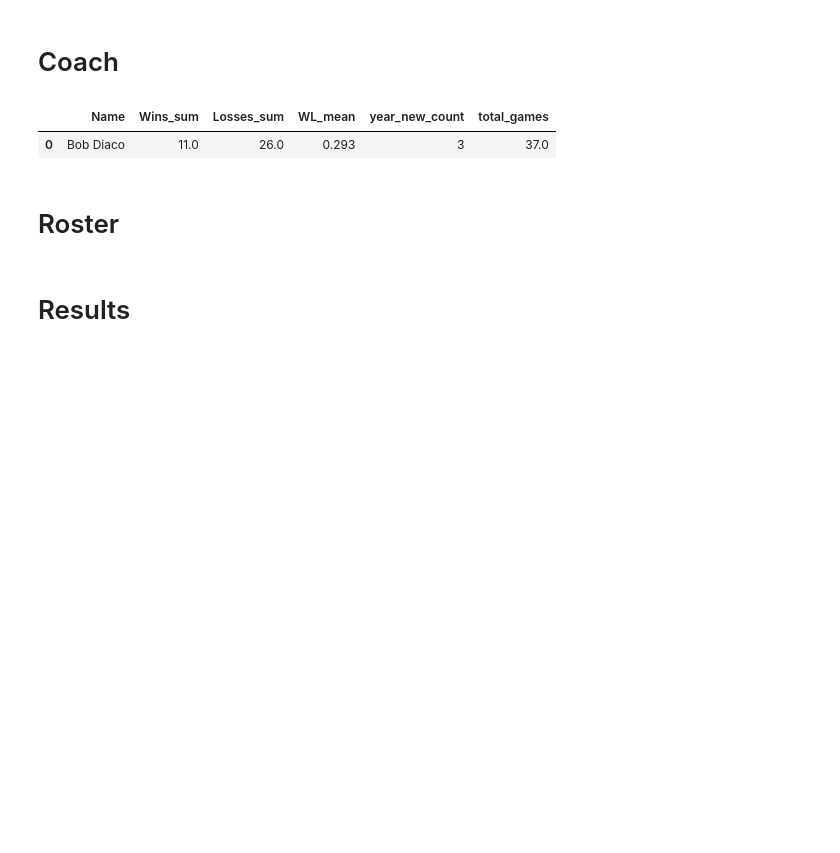
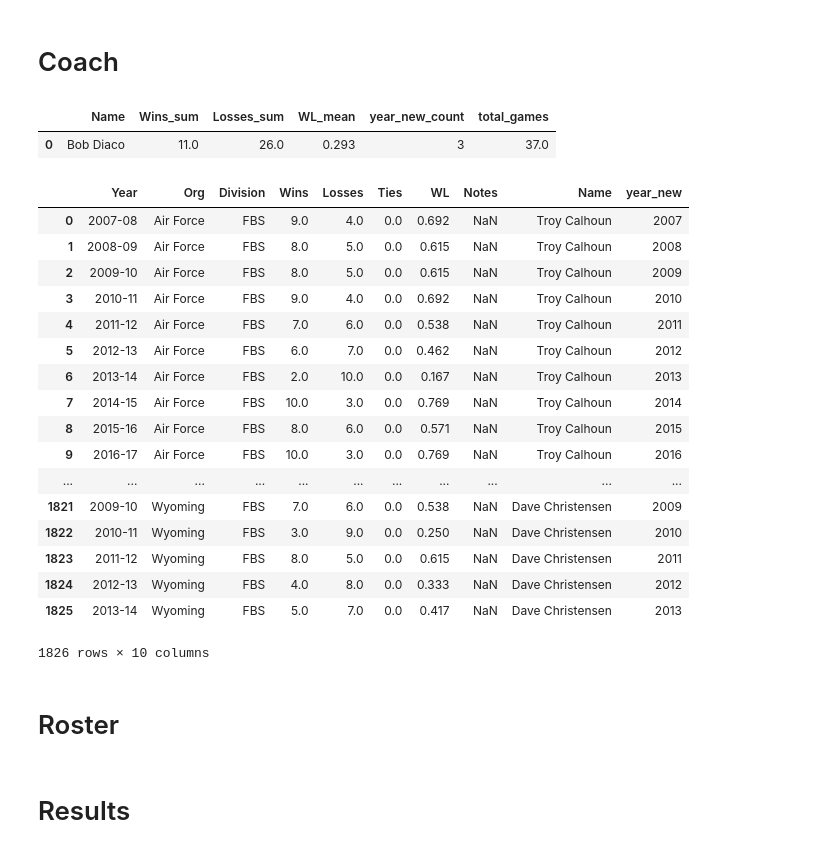
Before and after one commit to cjohns38/ncaafootball, a Jupyter notebook: StartingDataManipulation.ipynb, the cells around one changed output. Saved outputs shown, nothing was run; the diff lists cells and outputs as text; code cells hidden in the pictures; blank space fills up the shorter version.

```diff
--- a/StartingDataManipulation.ipynb
+++ b/StartingDataManipulation.ipynb
@@ -68,6 +68,27 @@ coach_record.head()
 # %% [output]
 |  | Name | Wins_sum | Losses_sum | WL_mean | year_new_count | total_games |
 | 0 | Bob Diaco | 11.0 | 26.0 | 0.293 | 3 | 37.0 |
+# %%
+coaches
+# %% [output]
+|  | Year | Org | Division | Wins | Losses | Ties | WL | Notes | Name | year_new |
+| 0 | 2007-08 | Air Force | FBS | 9.0 | 4.0 | 0.0 | 0.692 | NaN | Troy Calhoun | 2007 |
+| 1 | 2008-09 | Air Force | FBS | 8.0 | 5.0 | 0.0 | 0.615 | NaN | Troy Calhoun | 2008 |
+| 2 | 2009-10 | Air Force | FBS | 8.0 | 5.0 | 0.0 | 0.615 | NaN | Troy Calhoun | 2009 |
+| 3 | 2010-11 | Air Force | FBS | 9.0 | 4.0 | 0.0 | 0.692 | NaN | Troy Calhoun | 2010 |
+| 4 | 2011-12 | Air Force | FBS | 7.0 | 6.0 | 0.0 | 0.538 | NaN | Troy Calhoun | 2011 |
+| 5 | 2012-13 | Air Force | FBS | 6.0 | 7.0 | 0.0 | 0.462 | NaN | Troy Calhoun | 2012 |
+| 6 | 2013-14 | Air Force | FBS | 2.0 | 10.0 | 0.0 | 0.167 | NaN | Troy Calhoun | 2013 |
+| 7 | 2014-15 | Air Force | FBS | 10.0 | 3.0 | 0.0 | 0.769 | NaN | Troy Calhoun | 2014 |
+| 8 | 2015-16 | Air Force | FBS | 8.0 | 6.0 | 0.0 | 0.571 | NaN | Troy Calhoun | 2015 |
+| 9 | 2016-17 | Air Force | FBS | 10.0 | 3.0 | 0.0 | 0.769 | NaN | Troy Calhoun | 2016 |
+| ... | ... | ... | ... | ... | ... | ... | ... | ... | ... | ... |
+| 1821 | 2009-10 | Wyoming | FBS | 7.0 | 6.0 | 0.0 | 0.538 | NaN | Dave Christensen | 2009 |
+| 1822 | 2010-11 | Wyoming | FBS | 3.0 | 9.0 | 0.0 | 0.250 | NaN | Dave Christensen | 2010 |
+| 1823 | 2011-12 | Wyoming | FBS | 8.0 | 5.0 | 0.0 | 0.615 | NaN | Dave Christensen | 2011 |
+| 1824 | 2012-13 | Wyoming | FBS | 4.0 | 8.0 | 0.0 | 0.333 | NaN | Dave Christensen | 2012 |
+| 1825 | 2013-14 | Wyoming | FBS | 5.0 | 7.0 | 0.0 | 0.417 | NaN | Dave Christensen | 2013 |
+1826 rows × 10 columns
 # %% [markdown]
 # Roster
 # %%
```
Also changed, not shown: parts of 6 cells of this notebook, 2 other files.
